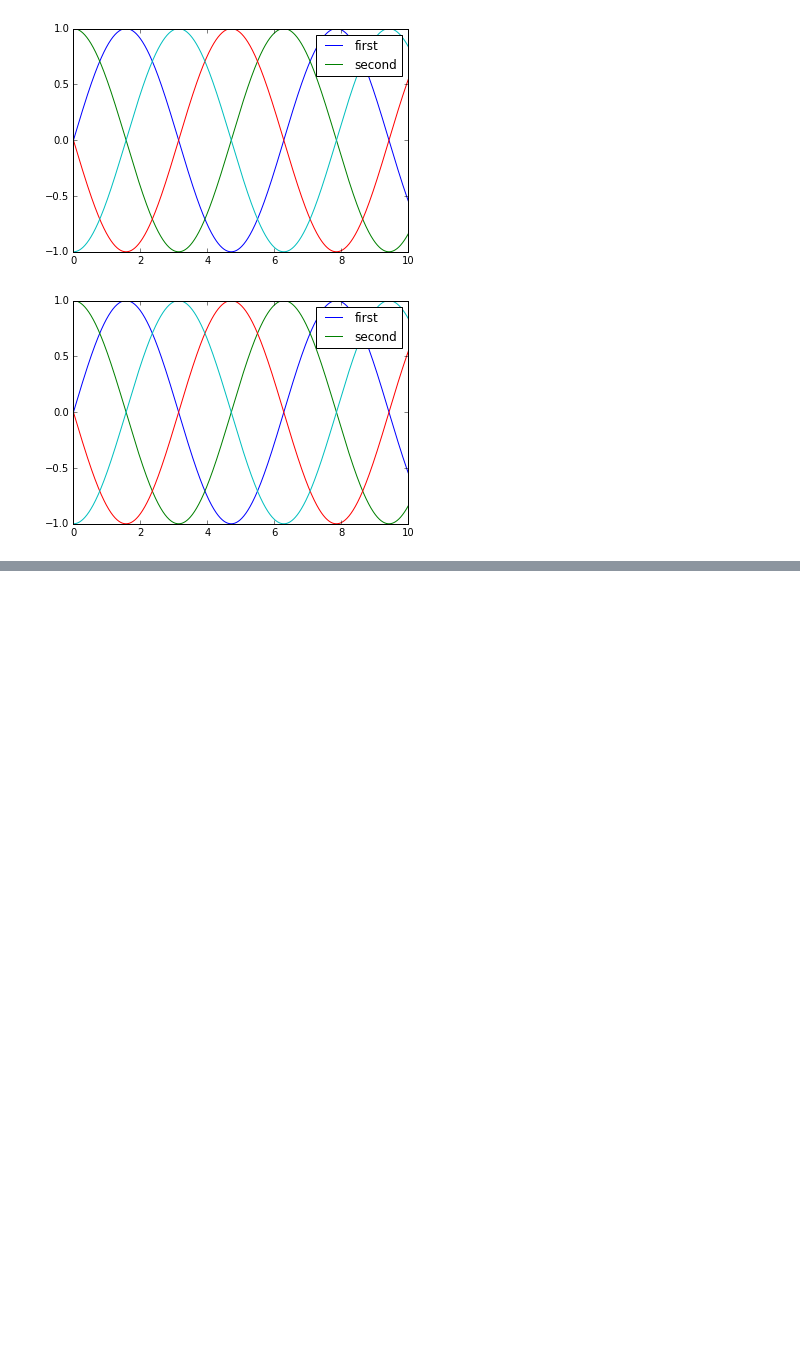
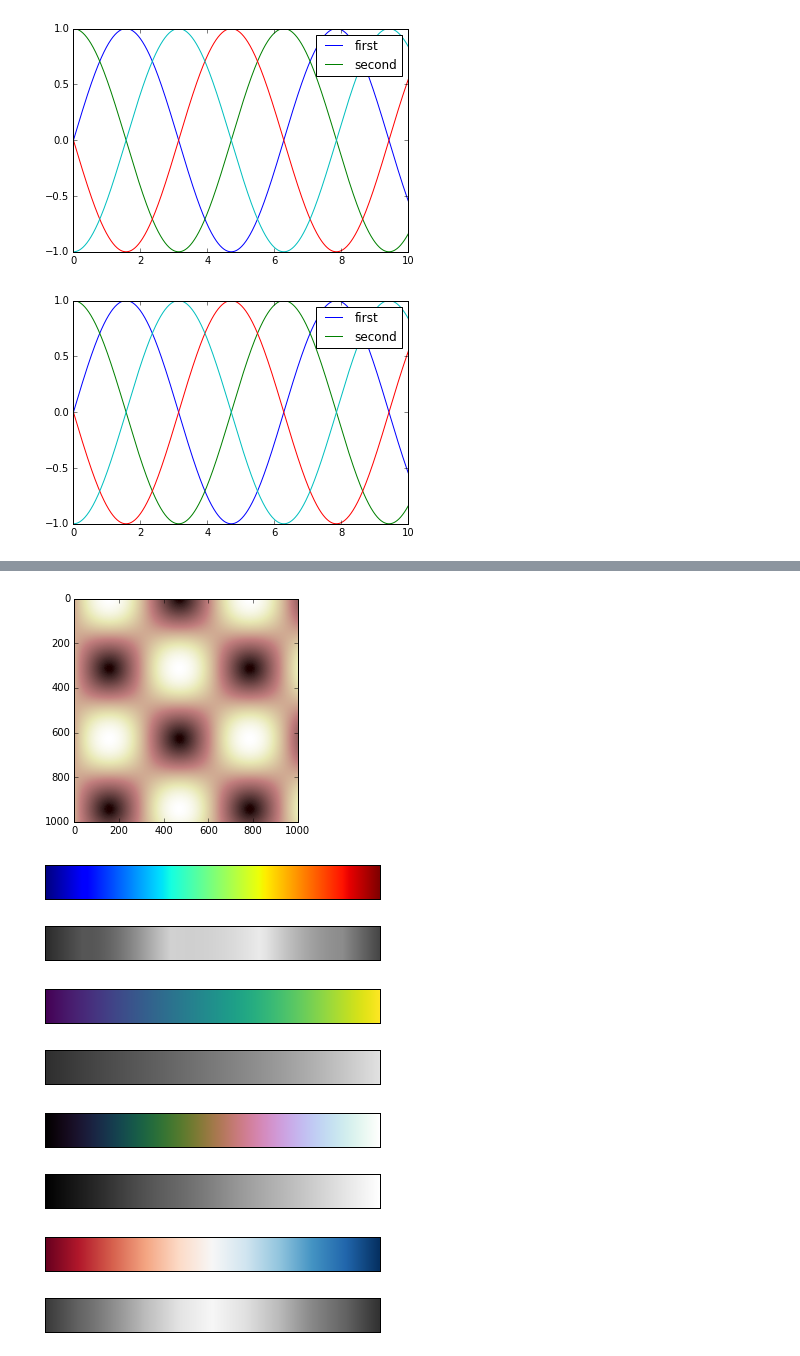
Before and after one commit to 1cg16is044/internship, a Jupyter notebook: linear_algebra.ipynb, the cells around one changed output, grey strips where cells are left out. Saved outputs shown, nothing was run; the diff lists cells and outputs as text; code cells hidden in the pictures; blank space fills up the shorter version.

```diff
--- a/linear_algebra.ipynb
+++ b/linear_algebra.ipynb
@@ -542,0 +559,4 @@ plt.legend(framealpha=1, frameon=True);
+# %%
+plt.imshow(I, cmap='pink');
+# %% [output]
+[figure, added]
@@ -542,0 +592,16 @@ plt.legend(framealpha=1, frameon=True);
+# %%
+view_colormap('jet')
+# %% [output]
+[figure, added]
+# %%
+view_colormap('viridis')
+# %% [output]
+[figure, added]
+# %%
+view_colormap('cubehelix')
+# %% [output]
+[figure, added]
+# %%
+view_colormap('RdBu')
+# %% [output]
+[figure, added]
```
Also changed, not shown: parts of 5 cells of this notebook.
